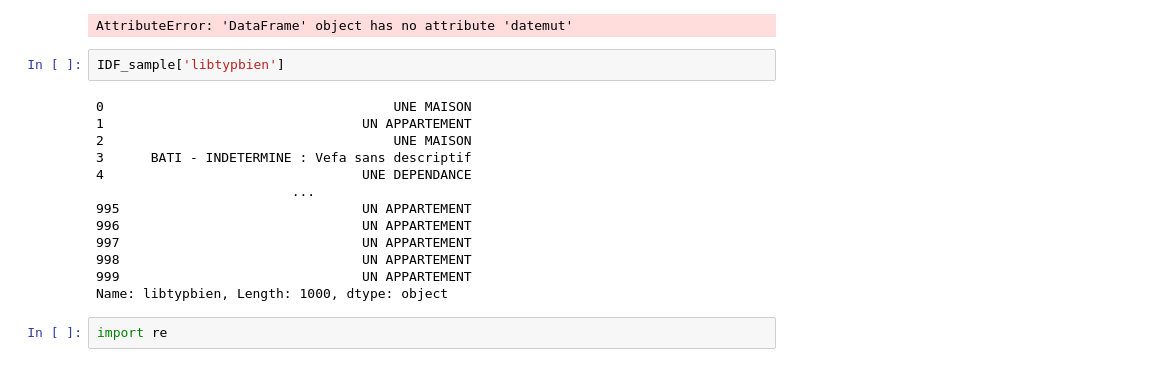
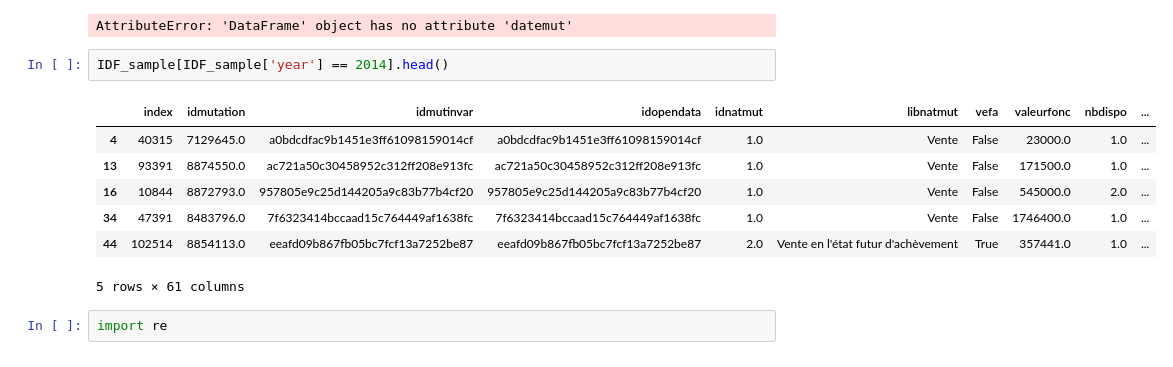
Before and after one commit to Juliette-De/the-right-price, a Jupyter notebook: Untitled.ipynb, the cells around one changed output. Drawn from its saved outputs; the diff is of its cells as text.

```diff
--- a/Untitled.ipynb
+++ b/Untitled.ipynb
@@ -128,20 +128,15 @@ IDF.drop(['datemut', 'anneemut', 'moismut', 'coddep', 'vefa'], axis=1, inplace=T
 # %% [output]
 AttributeError: 'DataFrame' object has no attribute 'datemut'
 # %%
-IDF_sample['libtypbien']
+IDF_sample[IDF_sample['year'] == 2014].head()
 # %% [output]
+|  | index | idmutation | idmutinvar | idopendata | idnatmut | libnatmut | vefa | valeurfonc | nbdispo | ... |
+| 4 | 40315 | 7129645.0 | a0bdcdfac9b1451e3ff61098159014cf | a0bdcdfac9b1451e3ff61098159014cf | 1.0 | Vente | False | 23000.0 | 1.0 | ... |
+| 13 | 93391 | 8874550.0 | ac721a50c30458952c312ff208e913fc | ac721a50c30458952c312ff208e913fc | 1.0 | Vente | False | 171500.0 | 1.0 | ... |
+| 16 | 10844 | 8872793.0 | 957805e9c25d144205a9c83b77b4cf20 | 957805e9c25d144205a9c83b77b4cf20 | 1.0 | Vente | False | 545000.0 | 2.0 | ... |
+| 34 | 47391 | 8483796.0 | 7f6323414bccaad15c764449af1638fc | 7f6323414bccaad15c764449af1638fc | 1.0 | Vente | False | 1746400.0 | 1.0 | ... |
+| 44 | 102514 | 8854113.0 | eeafd09b867fb05bc7fcf13a7252be87 | eeafd09b867fb05bc7fcf13a7252be87 | 2.0 | Vente en l'état futur d'achèvement | True | 357441.0 | 1.0 | ... |
-0                                     UNE MAISON
-1                                 UN APPARTEMENT
-2                                     UNE MAISON
-3      BATI - INDETERMINE : Vefa sans descriptif
-4                                 UNE DEPENDANCE
-                         ...
-995                               UN APPARTEMENT
-996                               UN APPARTEMENT
-997                               UN APPARTEMENT
-998                               UN APPARTEMENT
-999                               UN APPARTEMENT
-Name: libtypbien, Length: 1000, dtype: object
+5 rows × 61 columns
 # %%
 import re
 # %%
```
Also changed, not shown: parts of 4 cells of this notebook.
